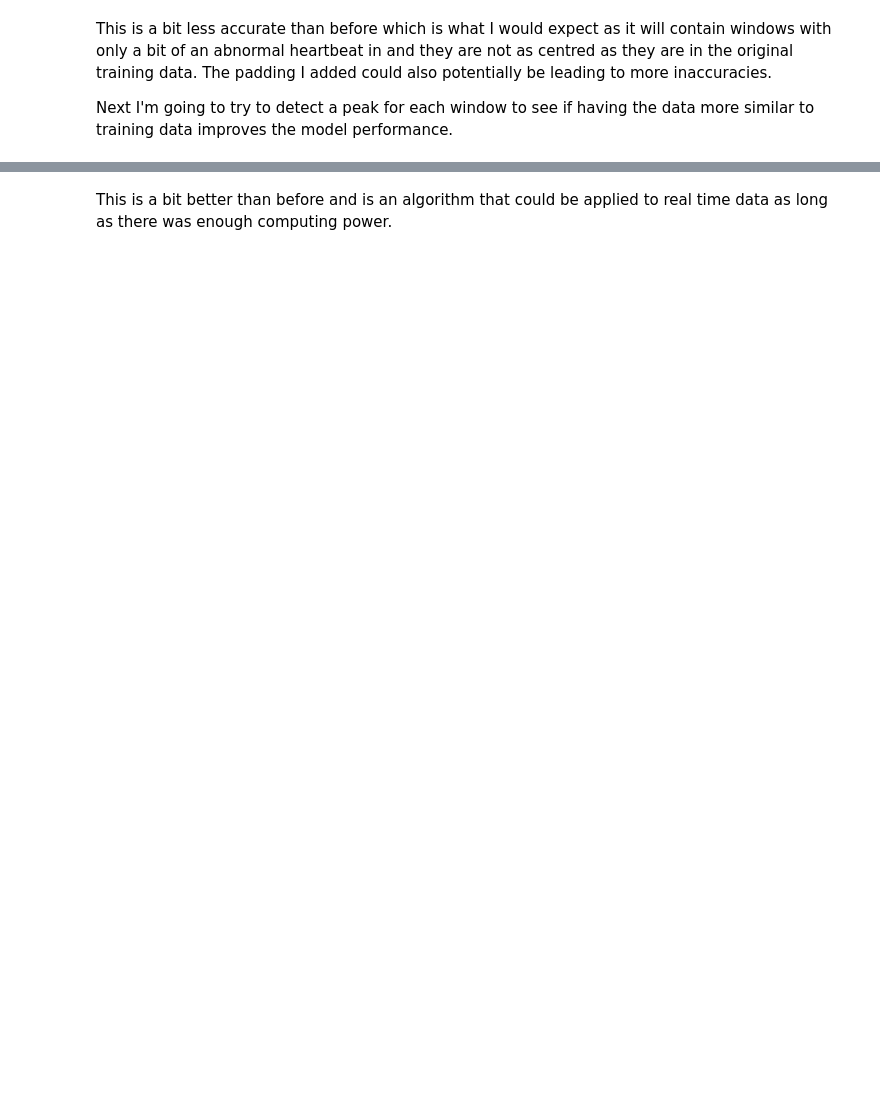
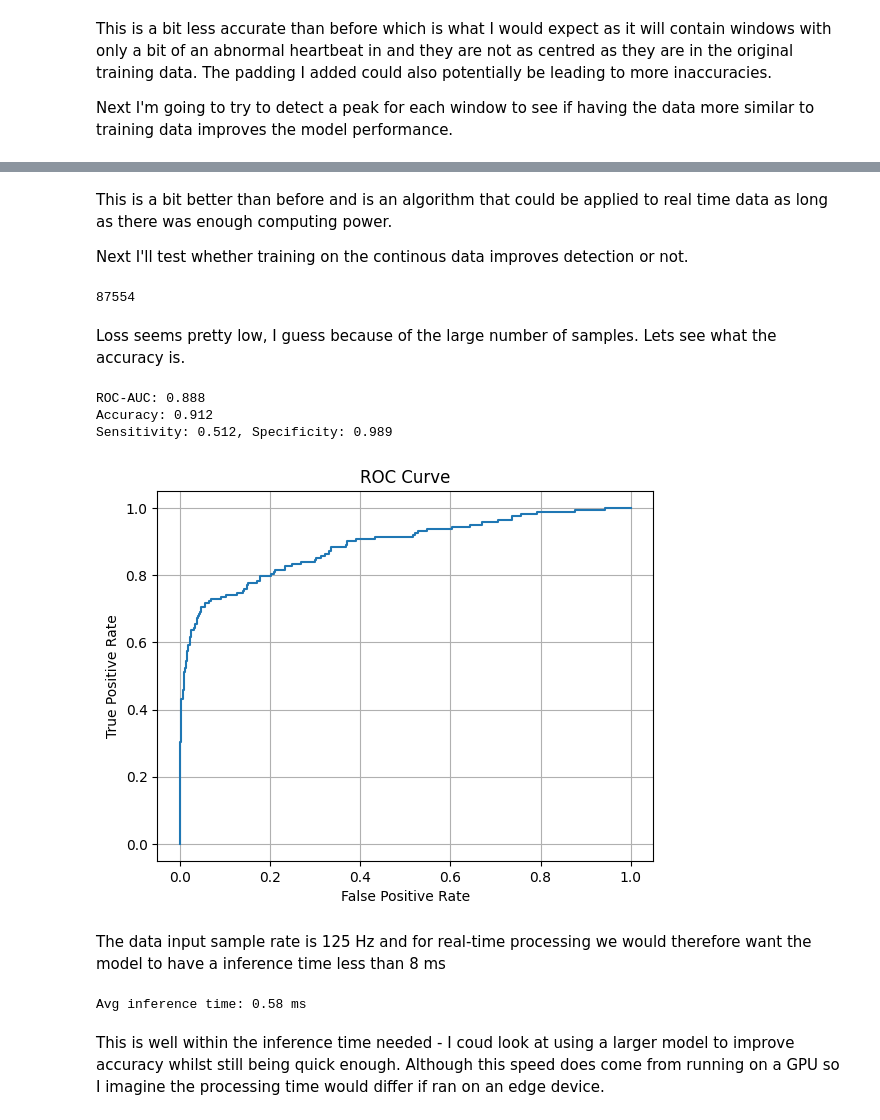
Before and after one commit to jodwell/ecg-heartbeat-classifier, a Jupyter notebook: realtime_ecg_classification.ipynb, the cells around one changed output, grey strips where cells are left out. Saved outputs shown, nothing was run; the diff lists cells and outputs as text; code cells hidden in the pictures; blank space fills up the shorter version.

Commit message:
More experimenting with realtime continous detection.

```diff
--- a/realtime_ecg_classification.ipynb
+++ b/realtime_ecg_classification.ipynb
@@ -232,2 +232,71 @@ Sensitivity: 0.649, Specificity: 0.927
 # %% [markdown]
 This is a bit better than before and is an algorithm that could be applied to real time data as long as there was enough computing power.
+
+Next I'll test whether training on the continous data improves detection or not.
+# %%
+import tqdm.notebook as tqdm
+
+epochs = 5
+num_samples = df.shape[0]
+print(num_samples)
+
+# Initialise new model and get training DataLoader
+continous_model = ECGClassifier().to(device)
+train_ds = ContinuousECGDataset(data_stream, data_labels, window_size=188, num_samples=num_samples)
+train_loader = DataLoader(train_ds, batch_size=64)
+
+optimizer = t.optim.Adam(continous_model.parameters(), lr=1e-3)
+criterion = nn.CrossEntropyLoss()
+
+loss_list = []
+
+for epoch in range(epochs):  # small number of epochs for quick project
+    continous_model.train()
+    pbar = tqdm.tqdm(train_loader)
+    for xb, yb in pbar:
+        # Forward pass of model
+        xb, yb = xb.to(device), yb.to(device)
+        preds = continous_model(xb)
+
+        # Calculate loss and perform backwards pass
+        loss = criterion(preds, yb)
+        loss.backward()
+        optimizer.step()
+        optimizer.zero_grad()
+
+        # Update logs & progress bar
+        loss_list.append(loss.item())
+        pbar.set_postfix(epoch=f"{epoch + 1}/{epochs}", loss=f"{loss:.3f}")
+# %% [output]
+87554
+# %% [markdown]
+Loss seems pretty low, I guess because of the large number of samples. Lets see what the accuracy is.
+# %%
+evaluate_model(continous_model, test_loader)
+# %% [output]
+ROC-AUC: 0.888
+Accuracy: 0.912
+Sensitivity: 0.512, Specificity: 0.989
+[figure, added]
+# %% [markdown]
+The data input sample rate is 125 Hz and for real-time processing we would therefore want the model to have a inference time less than 8 ms
+# %%
+import time
+
+continous_model.eval()
+
+x = t.randn(1, 1, 187)  # Example input (same shape as a heartbeat)
+x = x.to(device)
+
+n_trials = 100
+start = time.time()
+for _ in range(n_trials):
+    with t.no_grad():
+        _ = continous_model(x)
+elapsed = time.time() - start
+avg_time_ms = (elapsed / n_trials) * 1000
+print(f"Avg inference time: {avg_time_ms:.2f} ms")
+# %% [output]
+Avg inference time: 0.58 ms
+# %% [markdown]
+This is well within the inference time needed - I coud look at using a larger model to improve accuracy whilst still being quick enough. Although this speed does come from running on a GPU so I imagine the processing time would differ if ran on an edge device.
```
Also changed, not shown: parts of 2 cells of this notebook.
